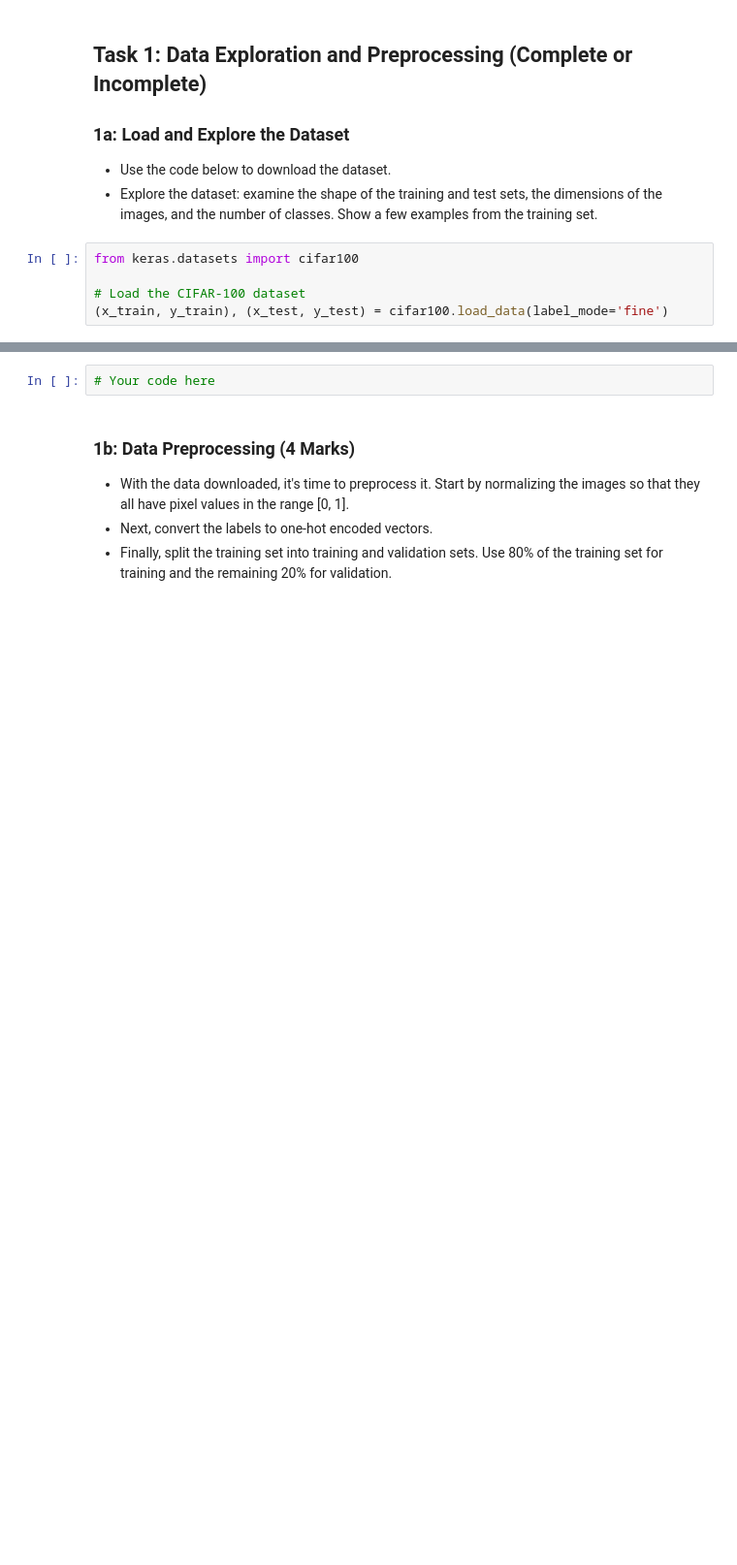
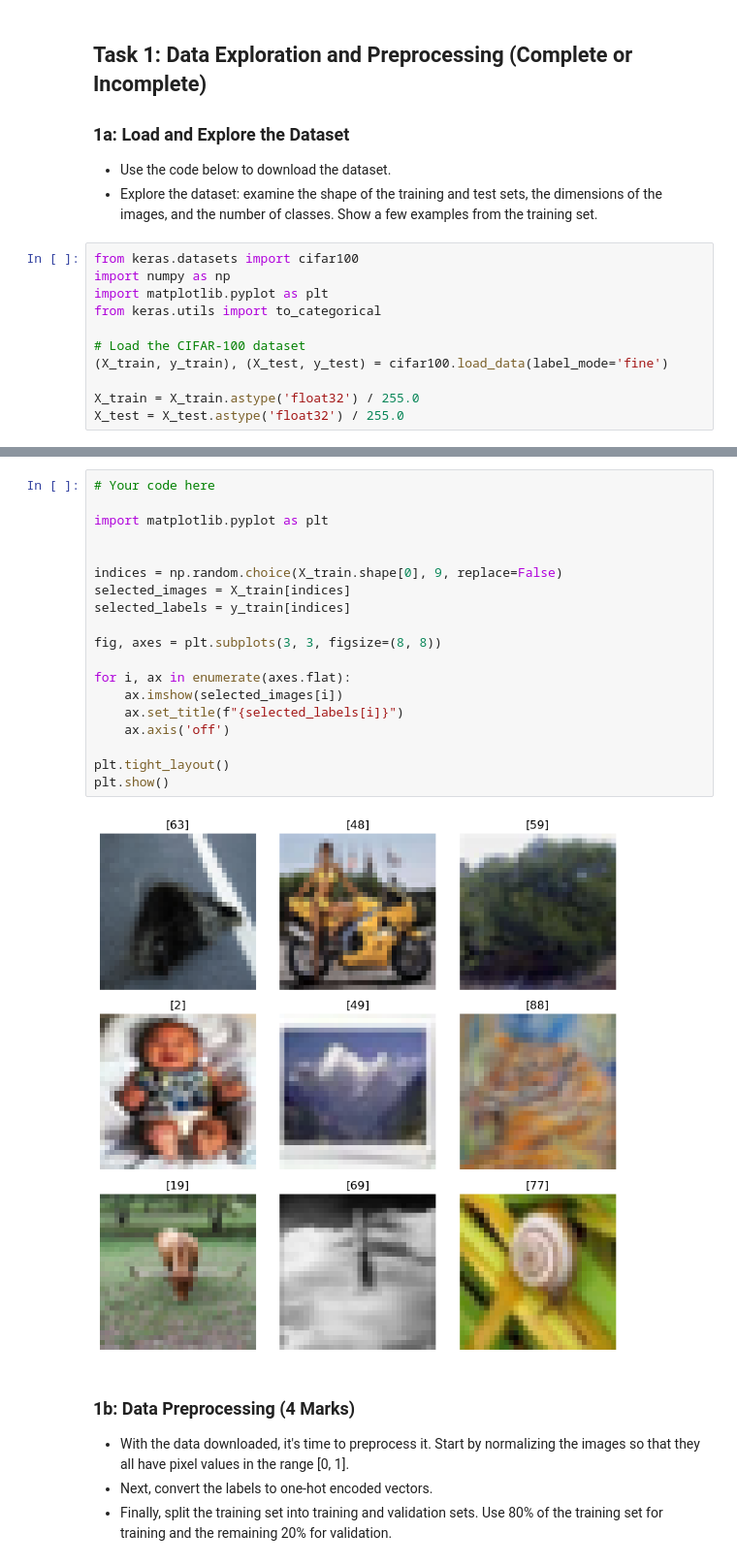
Before and after one commit to UofT-DSI/deep_learning, a Jupyter notebook: 02_activities/assignments/assignment_1.ipynb, the cells around one changed output, grey strips where cells are left out. Shown at 97% size. Saved outputs shown, nothing was run; the diff lists cells and outputs as text; blank space fills up the shorter version.

```diff
--- a/02_activities/assignments/assignment_1.ipynb
+++ b/02_activities/assignments/assignment_1.ipynb
@@ -17,6 +17,12 @@ You will use Keras with TensorFlow to develop your CNN. For this assignment, it'
 - Explore the dataset: examine the shape of the training and test sets, the dimensions of the images, and the number of classes. Show a few examples from the training set.
 # %%
 from keras.datasets import cifar100
+import numpy as np
+import matplotlib.pyplot as plt
+from keras.utils import to_categorical
 
 # Load the CIFAR-100 dataset
-(x_train, y_train), (x_test, y_test) = cifar100.load_data(label_mode='fine')
+(X_train, y_train), (X_test, y_test) = cifar100.load_data(label_mode='fine')
+
+X_train = X_train.astype('float32') / 255.0
+X_test = X_test.astype('float32') / 255.0
@@ -26,5 +29,24 @@ To enable the following instructions: AVX2 FMA, in other operations, rebuild Ten
 # %%
 # Your code here
+
+import matplotlib.pyplot as plt
+
+
+indices = np.random.choice(X_train.shape[0], 9, replace=False)
+selected_images = X_train[indices]
+selected_labels = y_train[indices]
+
+fig, axes = plt.subplots(3, 3, figsize=(8, 8))
+
+for i, ax in enumerate(axes.flat):
+    ax.imshow(selected_images[i])
+    ax.set_title(f"{selected_labels[i]}")
+    ax.axis('off')
+
+plt.tight_layout()
+plt.show()
+# %% [output]
+[figure, added]
 # %% [markdown]
 ### 1b: Data Preprocessing (4 Marks)
 - With the data downloaded, it's time to preprocess it. Start by normalizing the images so that they all have pixel values in the range [0, 1].
```
Also changed, not shown: parts of 13 cells of this notebook.
